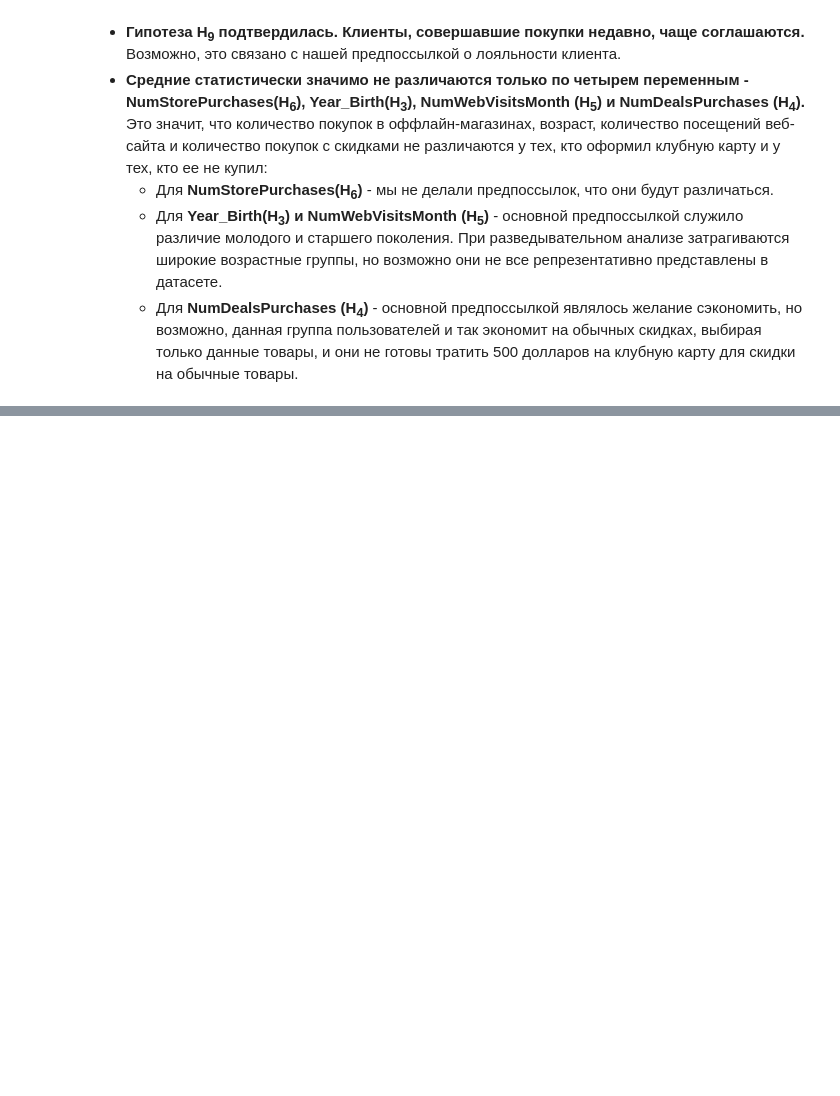
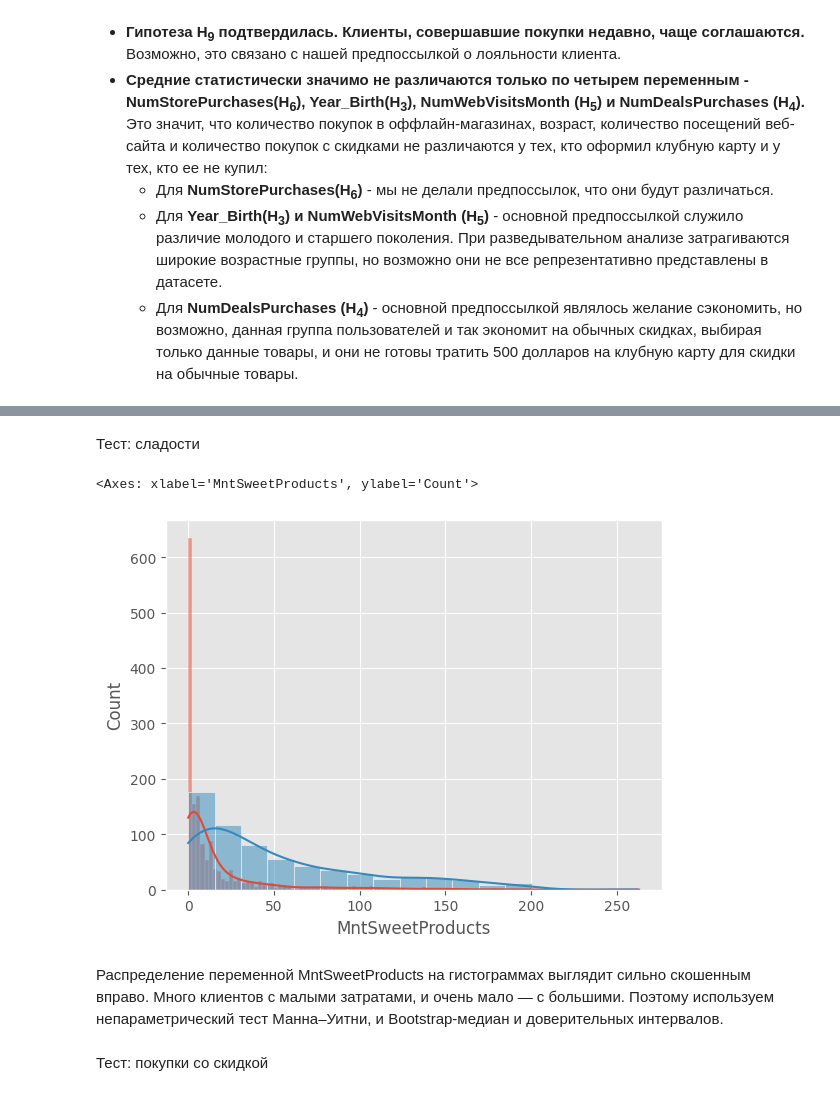
Before and after one commit to AndreyTrichev/customer-purchase-prediction, a Jupyter notebook: EDA_plus_test.ipynb, the cells around one changed output, grey strips where cells are left out. Drawn from its saved outputs; the diff is of its cells as text; code cells hidden in the pictures; blank space fills up the shorter version.

```diff
--- a/EDA_plus_test.ipynb
+++ b/EDA_plus_test.ipynb
@@ -1165,0 +1191,24 @@ results_df.sort_values('p-value')
+# %%
+from scipy.stats import mannwhitneyu, ttest_ind
+import matplotlib.pyplot as plt
+import seaborn as sns
+from sklearn.utils import resample
+
+# Создание переменной "есть дети"
+df["HasKids"] = (df["Kidhome"] + df["Teenhome"] > 0).astype(int)
+
+# Группы
+kids = df[df["HasKids"] == 1]
+no_kids = df[df["HasKids"] == 0]
+# %% [markdown]
+Тест: сладости
+# %%
+# Проверка нормальности (необязательно)
+sns.histplot(kids['MntSweetProducts'], kde=True)
+sns.histplot(no_kids['MntSweetProducts'], kde=True)
+# %% [output]
+<Axes: xlabel='MntSweetProducts', ylabel='Count'>
+[figure, added]
+# %% [markdown]
+Распределение переменной MntSweetProducts на гистограммах выглядит сильно скошенным вправо. Много клиентов с малыми затратами, и очень мало — с большими.
+Поэтому используем непараметрический тест Манна–Уитни, и Bootstrap-медиан и доверительных интервалов.
@@ -1165,0 +1227,2 @@ results_df.sort_values('p-value')
+# %% [markdown]
+Тест: покупки со скидкой
```
Also changed, not shown: parts of 19 cells of this notebook.
